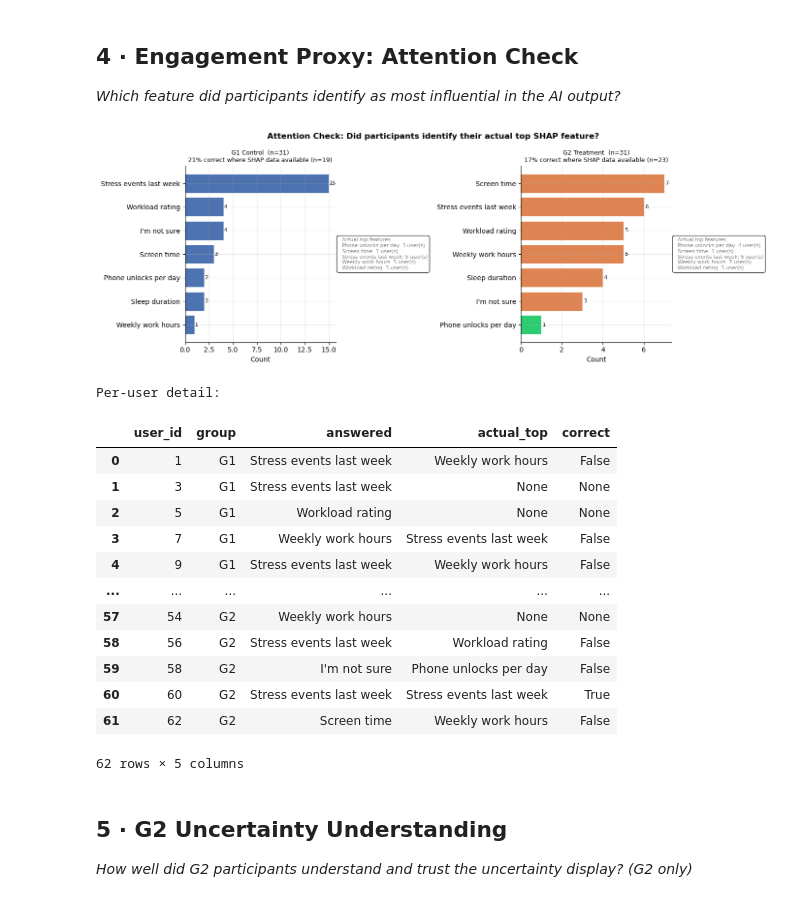
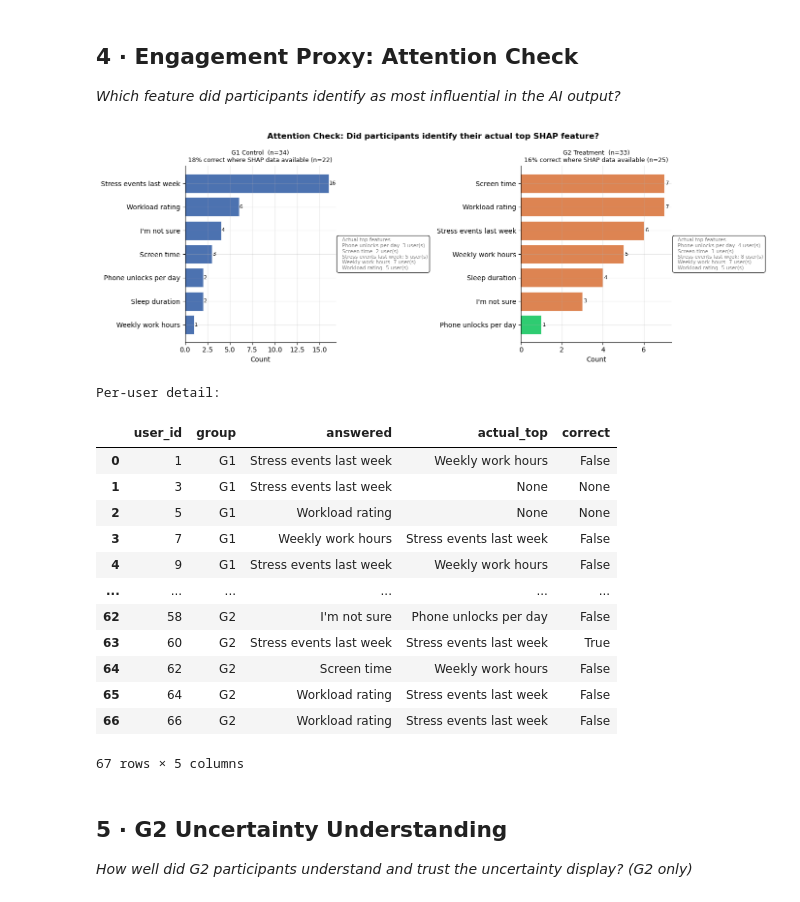
Before and after one commit to mmasoumipy/GreyBox, a Jupyter notebook: study_outputs/analysis.ipynb, the cells around one changed output. Saved outputs shown, nothing was run; the diff lists cells and outputs as text; code cells hidden in the pictures.

```diff
--- a/study_outputs/analysis.ipynb
+++ b/study_outputs/analysis.ipynb
@@ -1,7 +1,7 @@
 # %%
 import pandas as pd
 
-df = pd.read_csv('study_logs_20260430_234753.csv')
+df = pd.read_csv('study_logs_20260506_200056.csv')
 df.head()
 # %% [output]
 |  | id | user_id | group_name | event_type | event_time | payload |
@@ -161,0 +165,23 @@ plt.show()
+# %%
+# Primary outcome statistics: means, Cohen's d, Mann-Whitney U p-value
+rows = []
+for col, label in [
+    ('trust_score',               'Trust (STIAS composite)'),
+    ('useful_score',              'Perceived Usefulness'),
+    ('q_intent_stress_technique', 'Behavioural Intent'),
+]:
+    a, b = g1[col].dropna(), g2[col].dropna()
+    p, d = mwu_cohend(a, b)
+    rows.append({
+        'Outcome':     label,
+        'G1 mean':     round(a.mean(), 2),
+        'G1 SD':       round(a.std(ddof=1), 2),
+        'G2 mean':     round(b.mean(), 2),
+        'G2 SD':       round(b.std(ddof=1), 2),
+        'Δ (G1−G2)':  round(a.mean() - b.mean(), 2),
+        "Cohen's d":   round(d, 2),
+        'p (MWU)':     round(p, 3),
+    })
+
+stats_df = pd.DataFrame(rows).set_index('Outcome')
+display(stats_df)
@@ -237,7 +347,7 @@ plt.show()
 *Which feature did participants identify as most influential in the AI output?*
 # %%
 # ── Attention check: per-user correct answer from actual SHAP drivers ────────
-df_raw = pd.read_csv('study_logs_20260430_234753.csv')
+df_raw = pd.read_csv('study_logs_20260506_200056.csv')
 
 feature_map = {
     'stress_event_count_last_week': 'Stress events last week',
@@ -306,34 +416,34 @@ for ax, group_id, color in [(axes[0], 'G1', C1), (axes[1], 'G2', C2)]:
     bars = ax.barh(answer_counts.index, answer_counts.values,
                    color=bar_colors, edgecolor='white', linewidth=0.5)
     for bar in bars:
         w = bar.get_width()
         ax.text(w + 0.05, bar.get_y() + bar.get_height()/2,
                 str(int(w)), va='center', fontsize=8)
 
     label = 'G1 Control' if group_id == 'G1' else 'G2 Treatment'
     ax.set_title(
         f'{label}  (n={n_total})\n'
         f'{pct:.0f}% correct where SHAP data available (n={n_assessed})',
         fontsize=9)
     ax.set_xlabel('Count')
     ax.invert_yaxis()
 
     # Annotate which answer was actually correct for each user
     note = has_data.groupby('actual_top').size().reset_index(name='n')
     note_str = '  Actual top features:\n' + '\n'.join(
         f'  {r.actual_top}: {r.n} user(s)' for _, r in note.iterrows())
     ax.text(1.02, 0.5, note_str, transform=ax.transAxes,
             fontsize=7.5, va='center', color='gray',
             bbox=dict(boxstyle='round,pad=0.4', fc='white', alpha=0.8))
 
 plt.tight_layout()
 plt.savefig('figures/fig4_attention_check.png', dpi=150, bbox_inches='tight')
 plt.show()
 
 print('\nPer-user detail:')
 display(attn.sort_values(['group','user_id']).reset_index(drop=True))
 # %% [output]
-[figure, old version]
+[figure, new version]
 Per-user detail:
 |  | user_id | group | answered | actual_top | correct |
 | 0 | 1 | G1 | Stress events last week | Weekly work hours | False |
@@ -342,12 +452,12 @@ Per-user detail:
 | 3 | 7 | G1 | Weekly work hours | Stress events last week | False |
 | 4 | 9 | G1 | Stress events last week | Weekly work hours | False |
 | ... | ... | ... | ... | ... | ... |
-| 57 | 54 | G2 | Weekly work hours | None | None |
-| 58 | 56 | G2 | Stress events last week | Workload rating | False |
-| 59 | 58 | G2 | I'm not sure | Phone unlocks per day | False |
-| 60 | 60 | G2 | Stress events last week | Stress events last week | True |
-| 61 | 62 | G2 | Screen time | Weekly work hours | False |
+| 62 | 58 | G2 | I'm not sure | Phone unlocks per day | False |
+| 63 | 60 | G2 | Stress events last week | Stress events last week | True |
+| 64 | 62 | G2 | Screen time | Weekly work hours | False |
+| 65 | 64 | G2 | Workload rating | Stress events last week | False |
+| 66 | 66 | G2 | Workload rating | Stress events last week | False |
-62 rows × 5 columns
+67 rows × 5 columns
 # %% [markdown]
 ## 5 · G2 Uncertainty Understanding
 *How well did G2 participants understand and trust the uncertainty display? (G2 only)*
```
Also changed, not shown: parts of 15 cells of this notebook, 1 other file.
